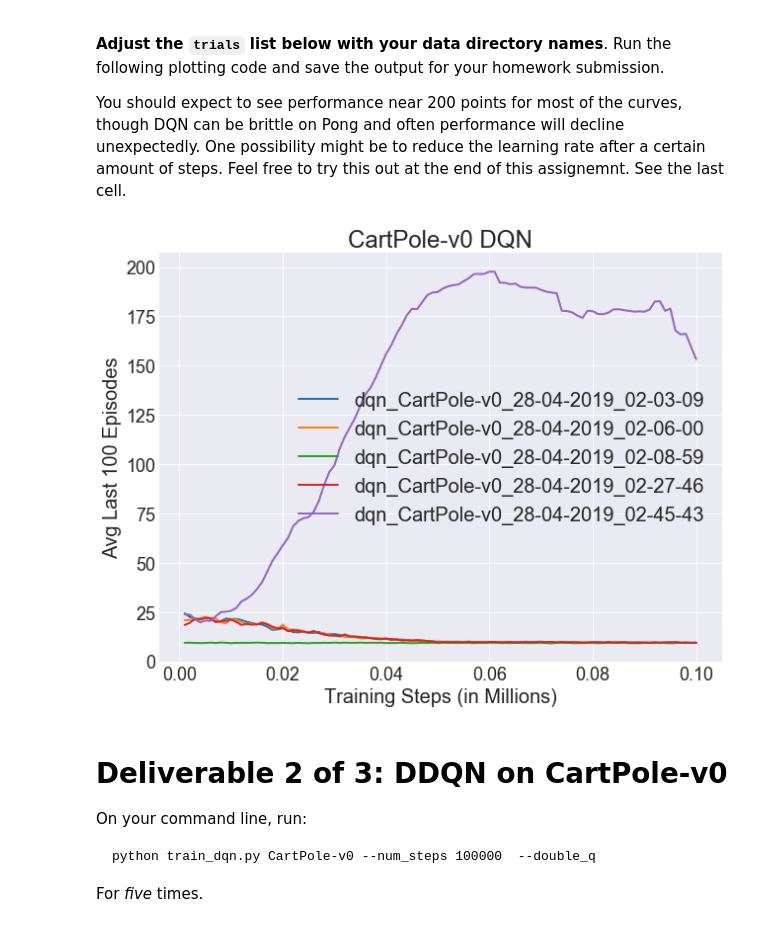
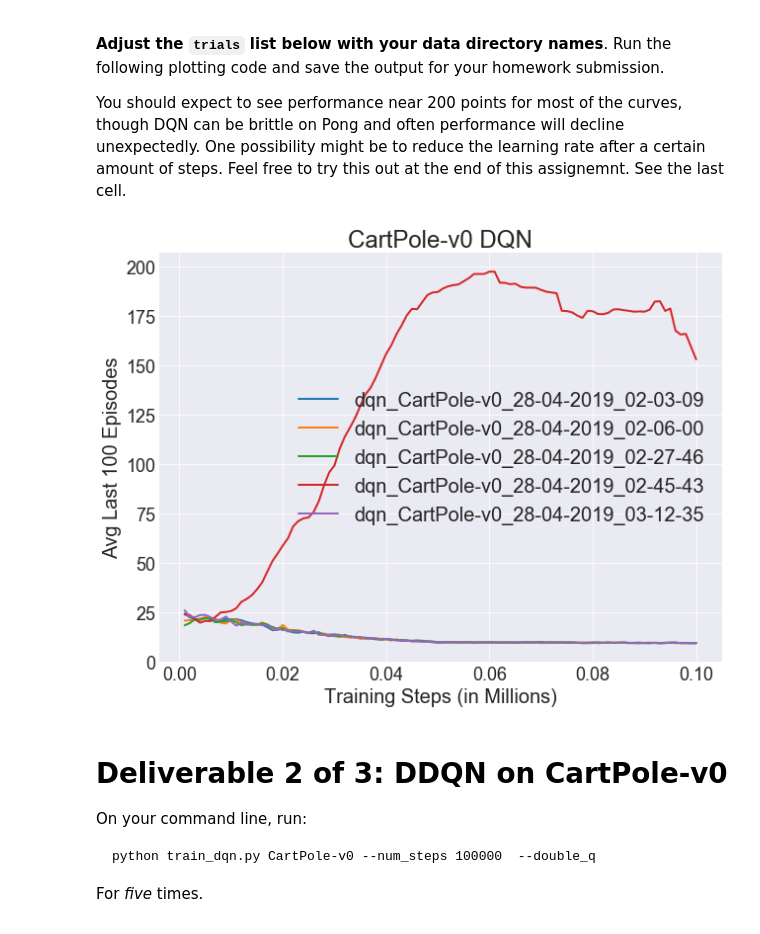
Before and after one commit to dongsubkim/CS182_HW4, a Jupyter notebook: Part02_Deep-Q-Networks.ipynb, the cells around one changed output. Drawn from its saved outputs; the diff is of its cells as text; code cells hidden in the pictures.

```diff
--- a/Part02_Deep-Q-Networks.ipynb
+++ b/Part02_Deep-Q-Networks.ipynb
@@ -220,30 +220,28 @@ You should expect to see performance near 200 points for most of the curves, tho
 # %%
 # Put a list of your DQN with CartPole trials here. Here's an example where I've put in
 # my own trials, but you'll need to put in yours. The `trials` list should be length 5.
 
 trials = [
     'dqn_CartPole-v0_28-04-2019_02-03-09',
     'dqn_CartPole-v0_28-04-2019_02-06-00',
-    'dqn_CartPole-v0_28-04-2019_02-08-59',
-    #'dqn_CartPole-v0_28-04-2019_02-12-28',
-    #'dqn_CartPole-v0_28-04-2019_02-15-07',
     'dqn_CartPole-v0_28-04-2019_02-27-46',
-    'dqn_CartPole-v0_28-04-2019_02-45-43'
+    'dqn_CartPole-v0_28-04-2019_02-45-43',
+    'dqn_CartPole-v0_28-04-2019_03-12-35'
 ]
 
 # DON'T CHANGE THE FOLLOWING CODE !! If you want to do more experimentation than
 # what we have here, that's fine, but do that in the cells at the end of the notebook.
 if len(trials) != 5:
     print("WARNING! len(trials) = {}".format(len(trials)))
     print("Please include 5 results for your final report.")
 for t in trials:
     assert t[:4] == 'dqn_'
     assert t[:7] != 'double-'
     assert 'CartPole-v0' in t
     assert 'Pong' not in t
 plot(logdir='data_dqn', env='CartPole-v0', double_q=False, trials=trials)
 # %% [output]
-[figure, old version]
+[figure, new version]
 # %% [markdown]
 # Deliverable 2 of 3: DDQN on CartPole-v0
 
```
Also changed, not shown: 1 other file.
